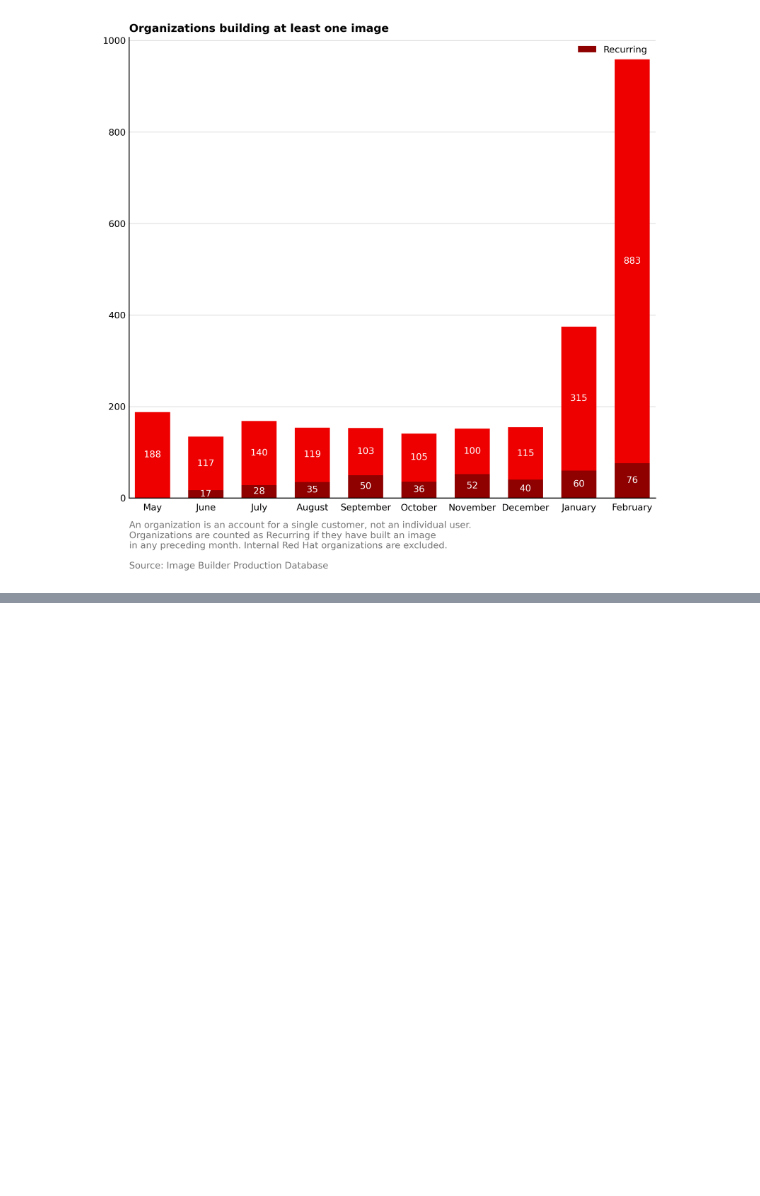
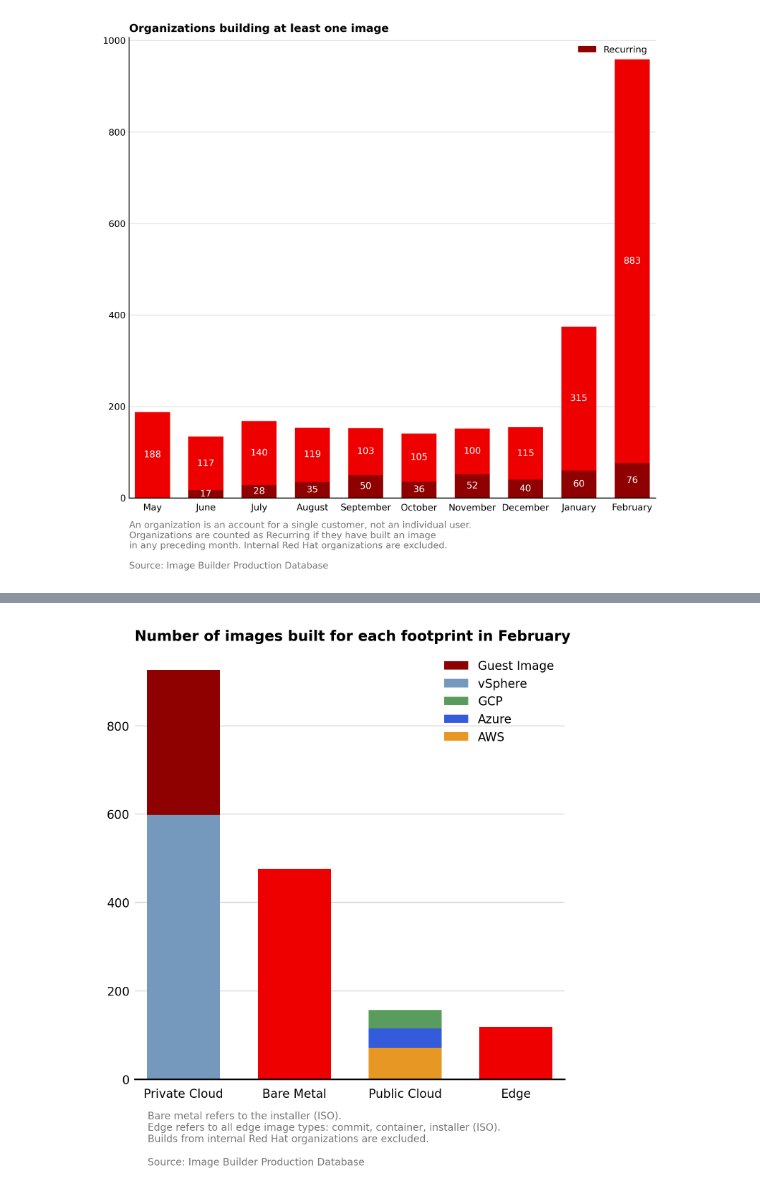
Before and after one commit to larskarlitski/metrics, a Jupyter notebook: notebooks/Report.ipynb, the cells around one changed output, grey strips where cells are left out. Saved outputs shown, nothing was run; the diff lists cells and outputs as text; code cells hidden in the pictures; blank space fills up the shorter version.

```diff
--- a/notebooks/Report.ipynb
+++ b/notebooks/Report.ipynb
@@ -134,0 +136,11 @@ ib.plot.footprints_stacked(builds, fig)
+# %%
+# Number of images for each footprint for the last month
+fig = plt.figure(figsize=(4, 4))
+prev_month_end = month_start - timedelta(days=1)
+prev_month_start = datetime(year=prev_month_end.year, month=prev_month_end.month, day=1)
+
+month_name = prev_month_end.strftime("%B")
+month_builds = builds.loc[builds["created_at"] > prev_month_start]
+ib.plot.footprints_stacked(month_builds, fig, title=f"Number of images built for each footprint in {month_name}")
+# %% [output]
+[figure, added]
```
Also changed, not shown: parts of 3 cells of this notebook, 1 other file.
